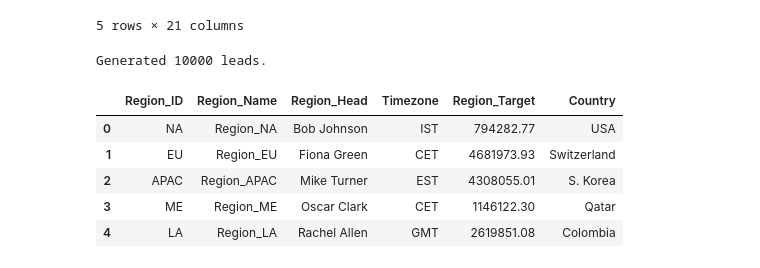
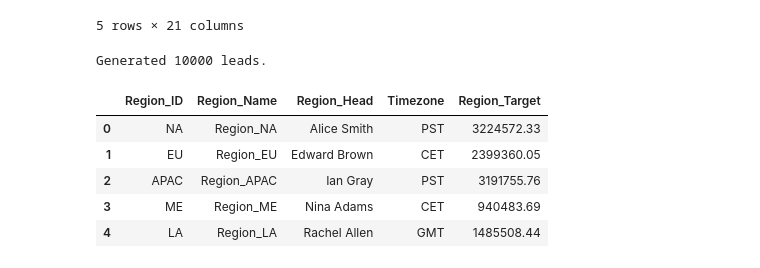
Before and after one commit to Anunineleaps6/Capstone_Sales, a Jupyter notebook: Capstone_sales.ipynb, the cells around one changed output. Drawn from its saved outputs; the diff is of its cells as text; code cells hidden in the pictures.

```diff
--- a/Capstone_sales.ipynb
+++ b/Capstone_sales.ipynb
@@ -416,41 +416,40 @@ Generated 10000 leads.
 #REGION
 import pandas as pd
 import numpy as np
 import random
 
 # Use unique Region_IDs from df_lead
 region_ids = df_lead['Region_ID'].unique().tolist()
 timezones = ["IST", "EST", "PST", "CET", "GMT"]
 countries_in_leads = df_lead['Country'].unique().tolist() # Get countries from df_lead
 
 region_data = []
 
 for region_id in region_ids:
     # Select a country that belongs to this region based on region_mapping
     country = random.choice([c for r, data in region_mapping.items() if r == region_id for c in data['countries'] if c in countries_in_leads])
 
     # Find reps assigned to this region
     reps_in_region = rep_df[rep_df['region'] == region_id]['rep_name'].tolist()
     region_head = random.choice(reps_in_region) if reps_in_region else "Unassigned"
 
     region_data.append({
         "Region_ID": region_id,
         "Region_Name": f"Region_{region_id}",
         "Region_Head": region_head,
         "Timezone": random.choice(timezones),
-        "Region_Target": round(random.uniform(500000, 5000000), 2),
-        "Country": country # Assign a representative country from the region
+        "Region_Target": round(random.uniform(500000, 5000000), 2)
     })
 
 df_region = pd.DataFrame(region_data)
 display(df_region.head())
 # %% [output]
-|  | Region_ID | Region_Name | Region_Head | Timezone | Region_Target | Country |
-| 0 | NA | Region_NA | Bob Johnson | IST | 794282.77 | USA |
-| 1 | EU | Region_EU | Fiona Green | CET | 4681973.93 | Switzerland |
-| 2 | APAC | Region_APAC | Mike Turner | EST | 4308055.01 | S. Korea |
-| 3 | ME | Region_ME | Oscar Clark | CET | 1146122.30 | Qatar |
-| 4 | LA | Region_LA | Rachel Allen | GMT | 2619851.08 | Colombia |
+|  | Region_ID | Region_Name | Region_Head | Timezone | Region_Target |
+| 0 | NA | Region_NA | Alice Smith | PST | 3224572.33 |
+| 1 | EU | Region_EU | Edward Brown | CET | 2399360.05 |
+| 2 | APAC | Region_APAC | Ian Gray | PST | 3191755.76 |
+| 3 | ME | Region_ME | Nina Adams | CET | 940483.69 |
+| 4 | LA | Region_LA | Rachel Allen | GMT | 1485508.44 |
 # %%
 #SALES_REP
 import pandas as pd
```
Also changed, not shown: parts of 1 cell of this notebook.
